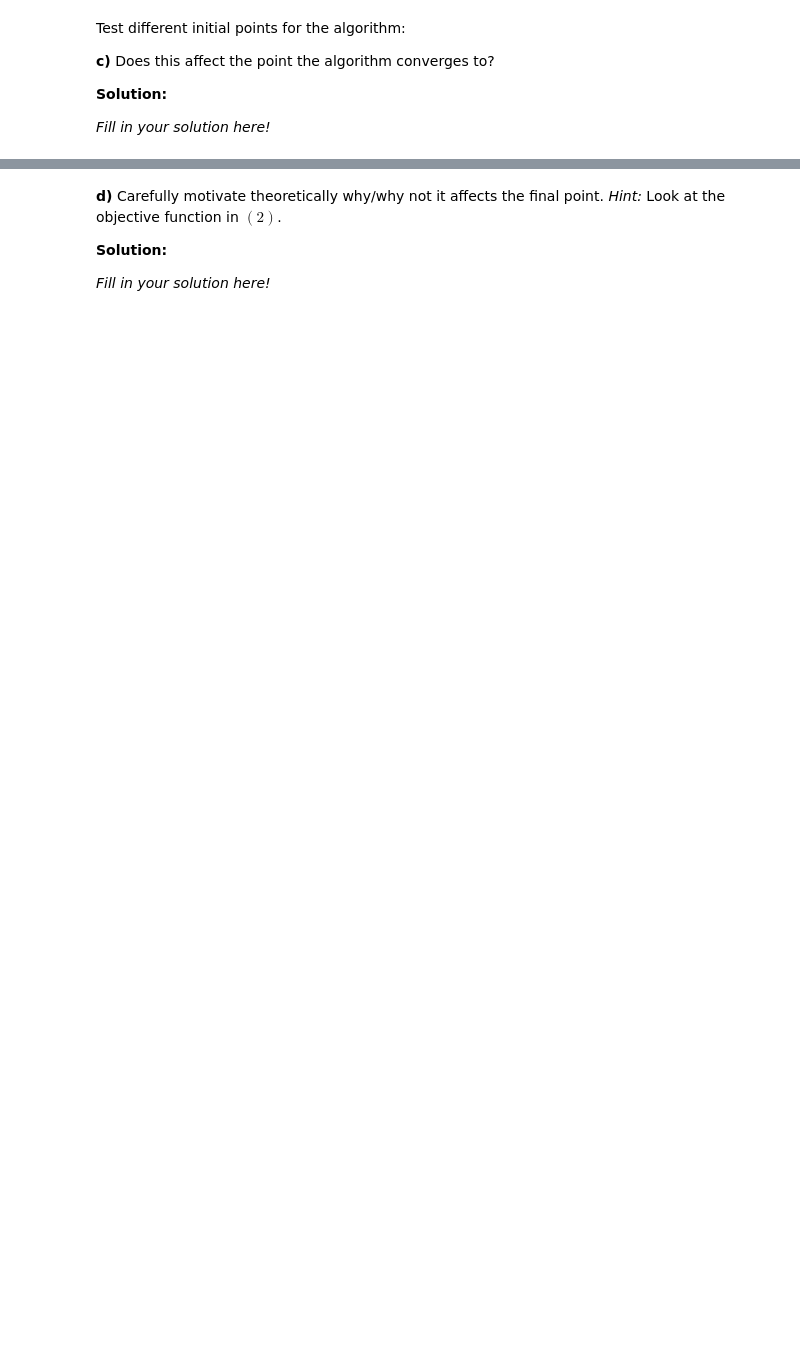
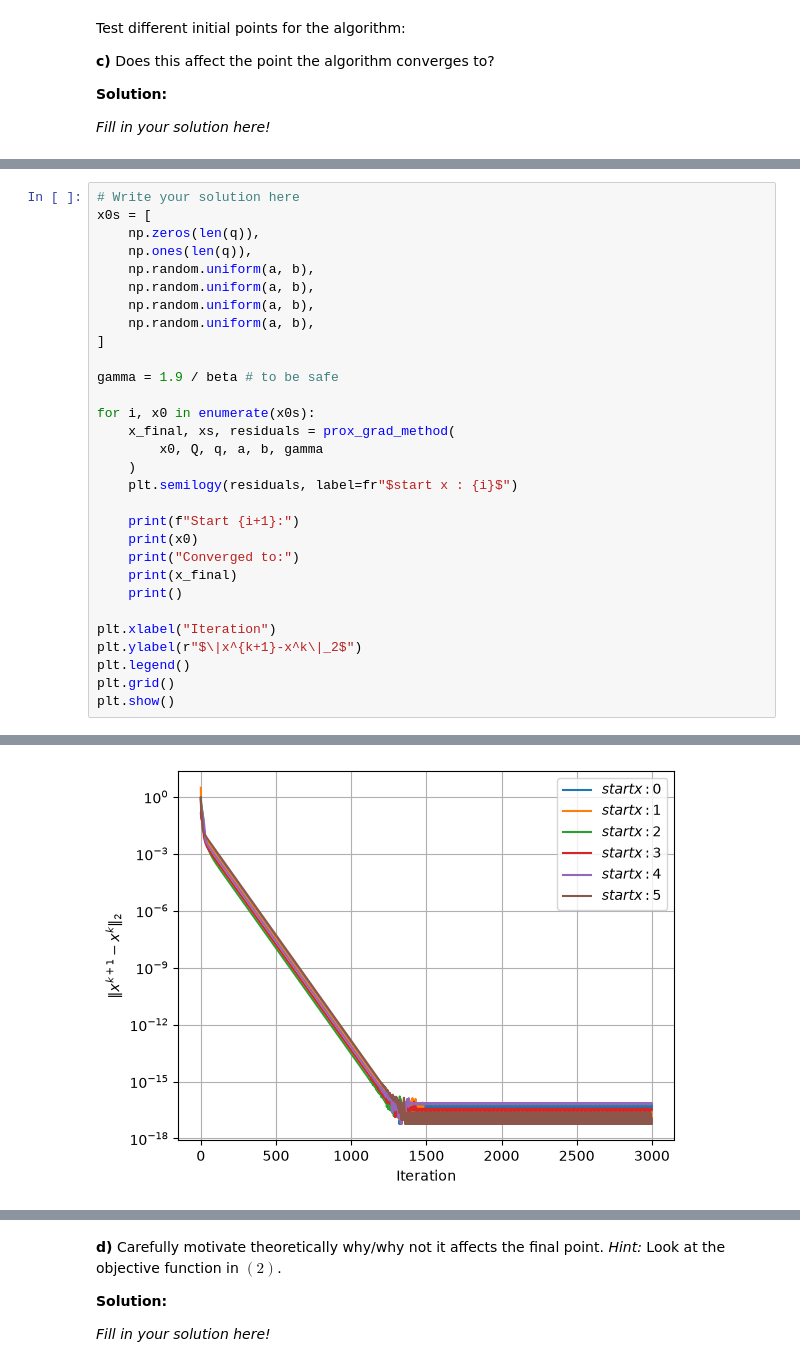
Before and after one commit to Armenius/FRTN50, a Jupyter notebook: assignment1/handin1.ipynb, the cells around one changed output, grey strips where cells are left out. Cells and saved outputs as stored; diff of their text form; blank space fills up the shorter version.

```diff
--- a/assignment1/handin1.ipynb
+++ b/assignment1/handin1.ipynb
@@ -897,0 +999,31 @@ _Fill in your solution here!_
+# %%
+# Write your solution here
+x0s = [
+    np.zeros(len(q)),
+    np.ones(len(q)),
+    np.random.uniform(a, b),
+    np.random.uniform(a, b),
+    np.random.uniform(a, b),
+    np.random.uniform(a, b),
+]
+
+gamma = 1.9 / beta # to be safe
+
+for i, x0 in enumerate(x0s):
+    x_final, xs, residuals = prox_grad_method(
+        x0, Q, q, a, b, gamma
+    )
+    plt.semilogy(residuals, label=fr"$start x : {i}$")
+
+    print(f"Start {i+1}:")
+    print(x0)
+    print("Converged to:")
+    print(x_final)
+    print()
+
+plt.xlabel("Iteration")
+plt.ylabel(r"$\|x^{k+1}-x^k\|_2$")
+plt.legend()
+plt.grid()
+plt.show()
+# %% [output]
@@ -897,0 +1047 @@ _Fill in your solution here!_
+[figure, added]
```
Also changed, not shown: parts of 26 cells of this notebook, 1 other file.
